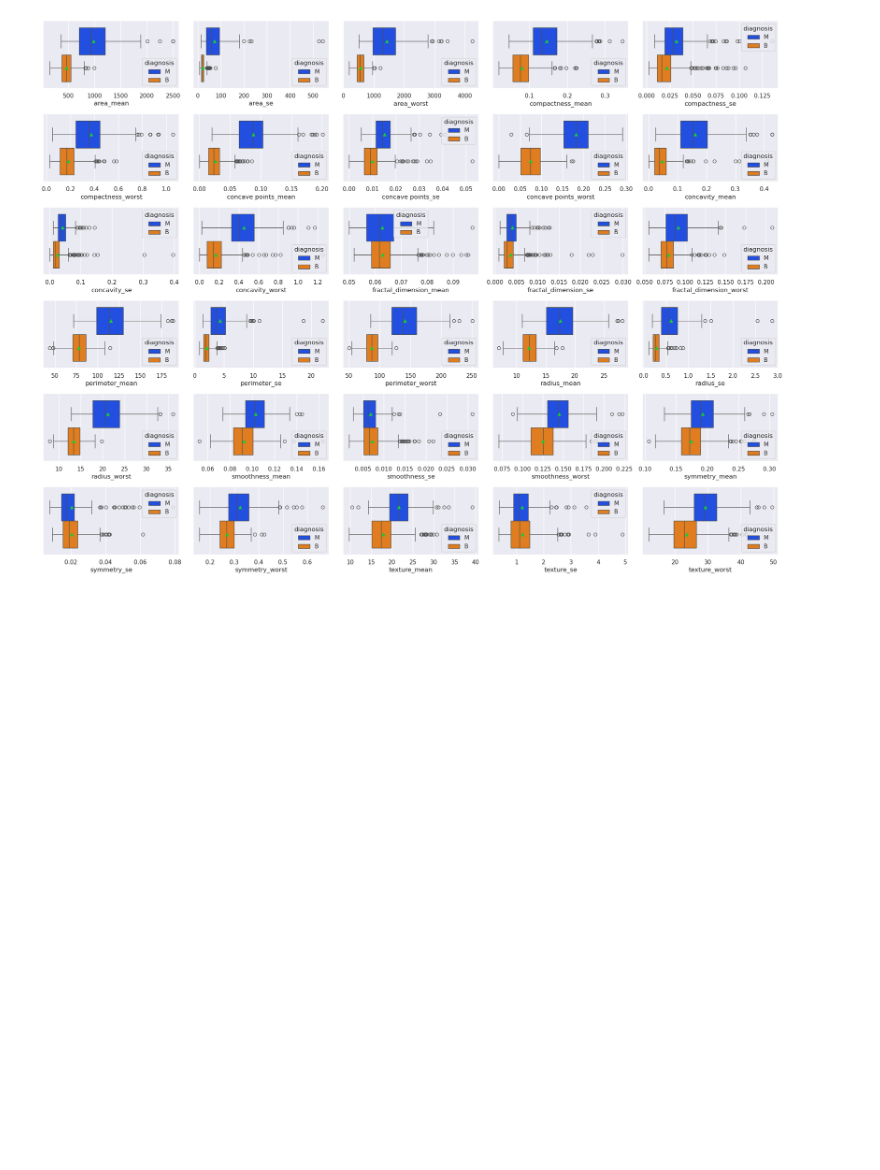
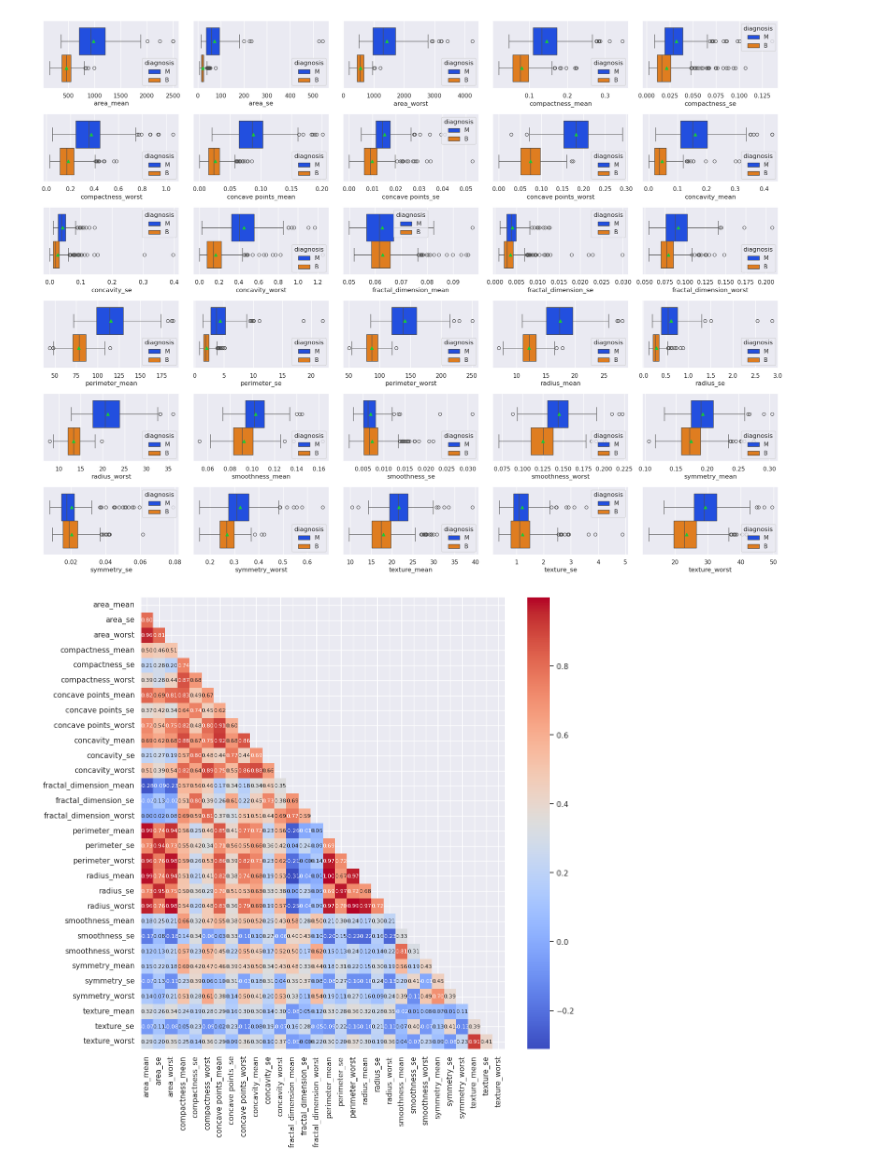
Before and after one commit to HilarioMarques/Classificacao_AlgoritmosLineares_DiagnosticoCancer_Kaggle, a Jupyter notebook: notebooks/AnaliseExploratoria.ipynb, the cells around one changed output. Cells and saved outputs as stored; diff of their text form; code cells hidden in the pictures; blank space fills up the shorter version.

```diff
--- a/notebooks/AnaliseExploratoria.ipynb
+++ b/notebooks/AnaliseExploratoria.ipynb
@@ -173,8 +173,18 @@ plt.show()
 # %%
 matriz = np.triu(df.select_dtypes("number").corr())
 
 fig, ax = plt.subplots(figsize=(12,12))
 
 sns.heatmap(
-    df.select_dtypes("number")
+    df.select_dtypes("number").corr(),
+    mask=matriz,
+    annot=True,
+    fmt=".2f",
+    ax=ax,
+    cmap=PALETTE,
+    annot_kws={"fontsize": 8}
 )
+
+plt.show()
+# %% [output]
+[figure, added]
```
